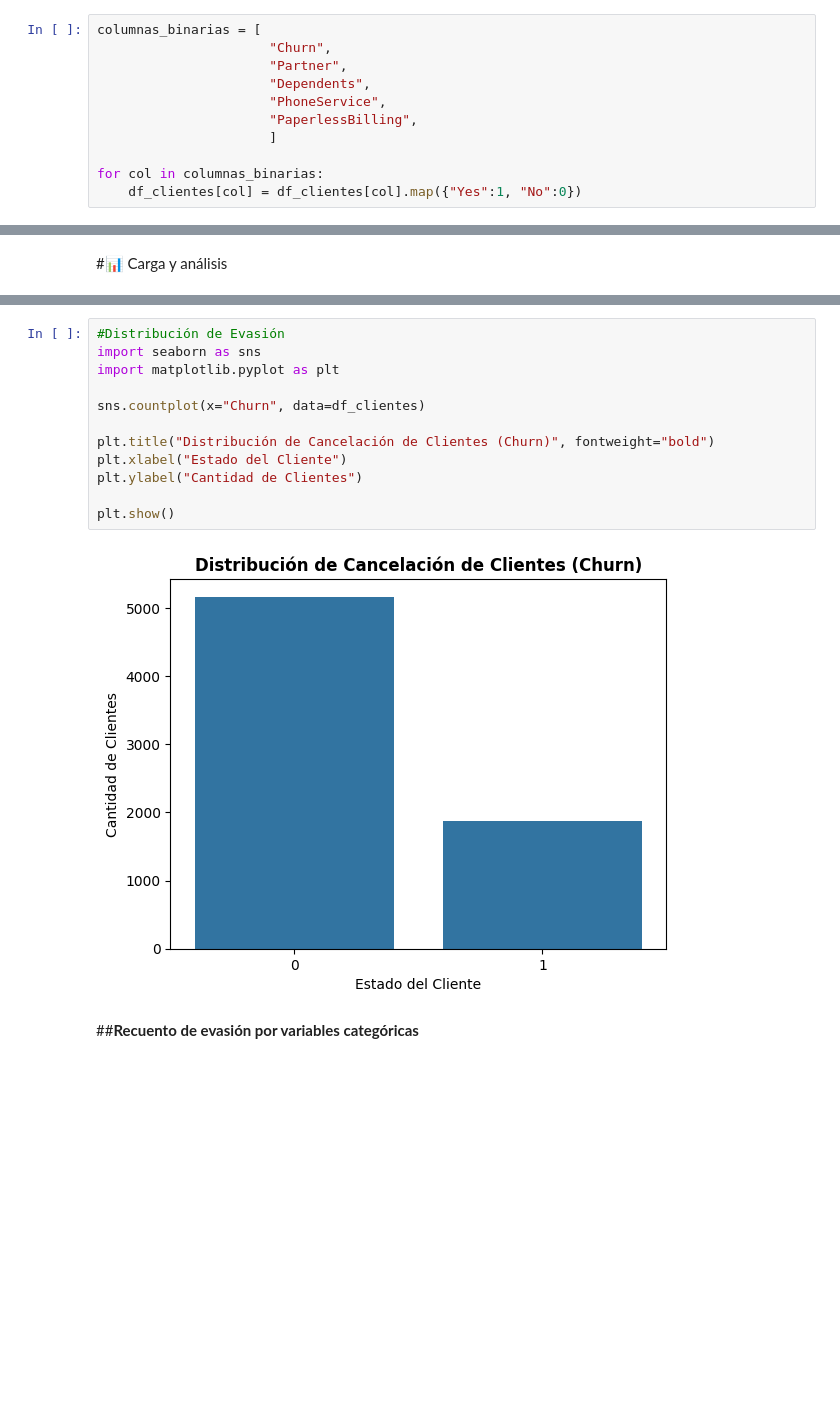
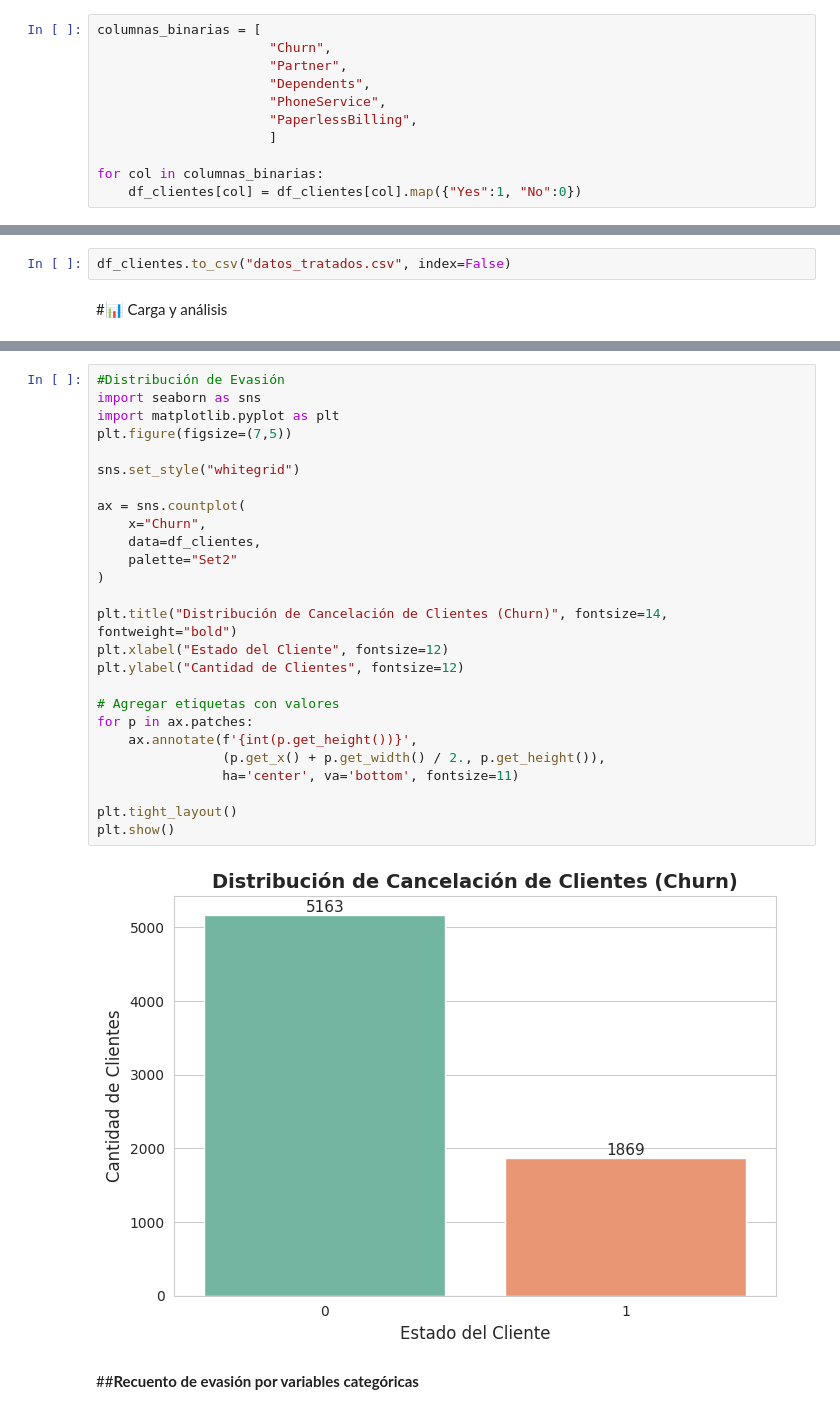
Before and after one commit to NelsiCuevas/Challenge_Telecom_X, a Jupyter notebook: TelecomX_LATAM.ipynb, the cells around one changed output, grey strips where cells are left out. Cells and saved outputs as stored; diff of their text form; blank space fills up the shorter version.

```diff
--- a/TelecomX_LATAM.ipynb
+++ b/TelecomX_LATAM.ipynb
@@ -391,4 +391,6 @@ df_clientes.sample(5)
 5 rows × 22 columns
+# %%
+df_clientes.to_csv("datos_tratados.csv", index=False)
 # %% [markdown]
 #📊 Carga y análisis
 # %%
@@ -407,16 +409,30 @@ df_clientes.describe()
 # %%
 #Distribución de Evasión
 import seaborn as sns
 import matplotlib.pyplot as plt
+plt.figure(figsize=(7,5))
 
-sns.countplot(x="Churn", data=df_clientes)
+sns.set_style("whitegrid")
 
-plt.title("Distribución de Cancelación de Clientes (Churn)", fontweight="bold")
-plt.xlabel("Estado del Cliente")
-plt.ylabel("Cantidad de Clientes")
+ax = sns.countplot(
+    x="Churn",
+    data=df_clientes,
+    palette="Set2"
+)
 
+plt.title("Distribución de Cancelación de Clientes (Churn)", fontsize=14, fontweight="bold")
+plt.xlabel("Estado del Cliente", fontsize=12)
+plt.ylabel("Cantidad de Clientes", fontsize=12)
+
+# Agregar etiquetas con valores
+for p in ax.patches:
+    ax.annotate(f'{int(p.get_height())}',
+                (p.get_x() + p.get_width() / 2., p.get_height()),
+                ha='center', va='bottom', fontsize=11)
+
+plt.tight_layout()
 plt.show()
 # %% [output]
-[figure, old version]
+[figure, new version]
 # %% [markdown]
 ##**Recuento de evasión por variables categóricas**
```
Also changed, not shown: parts of 15 cells of this notebook.
